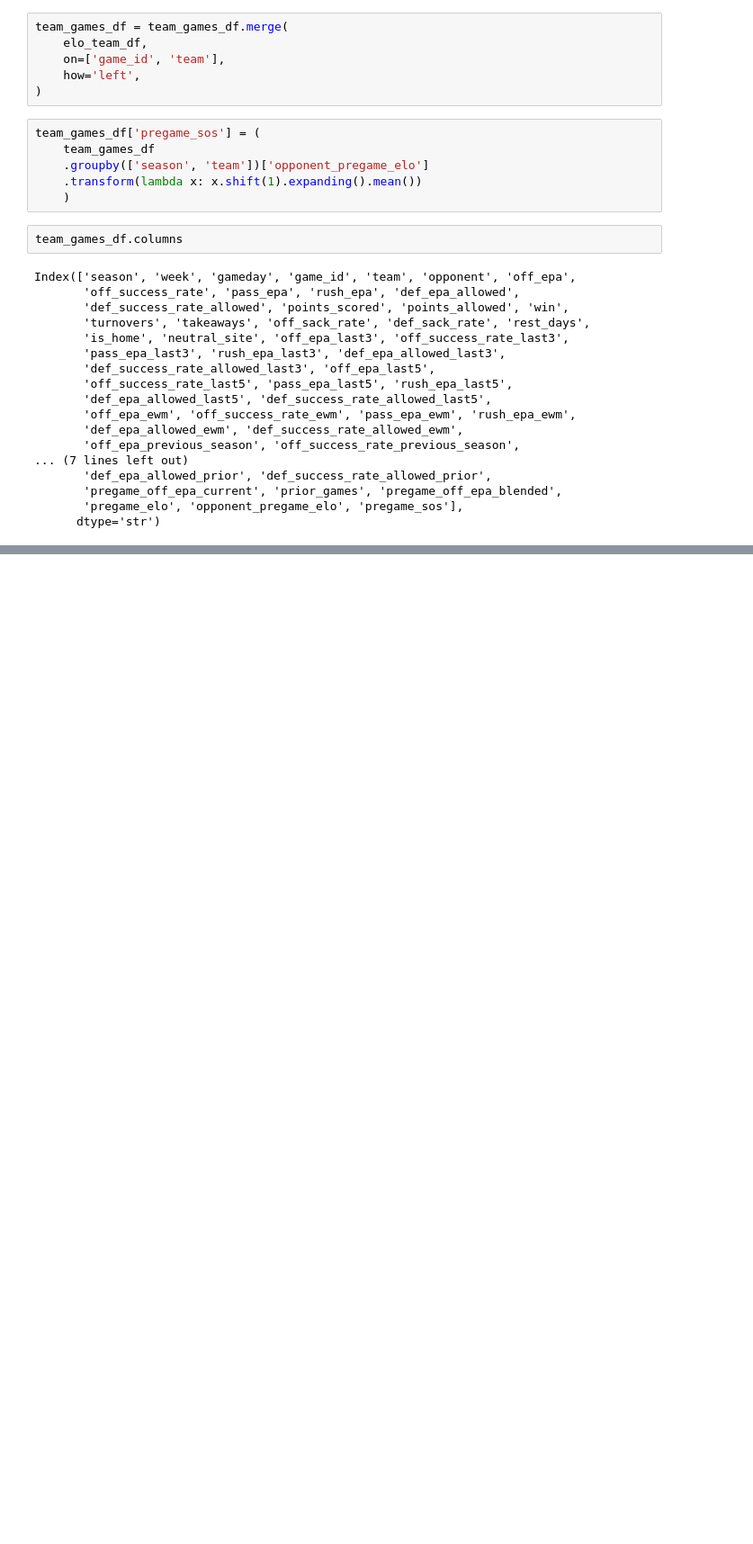
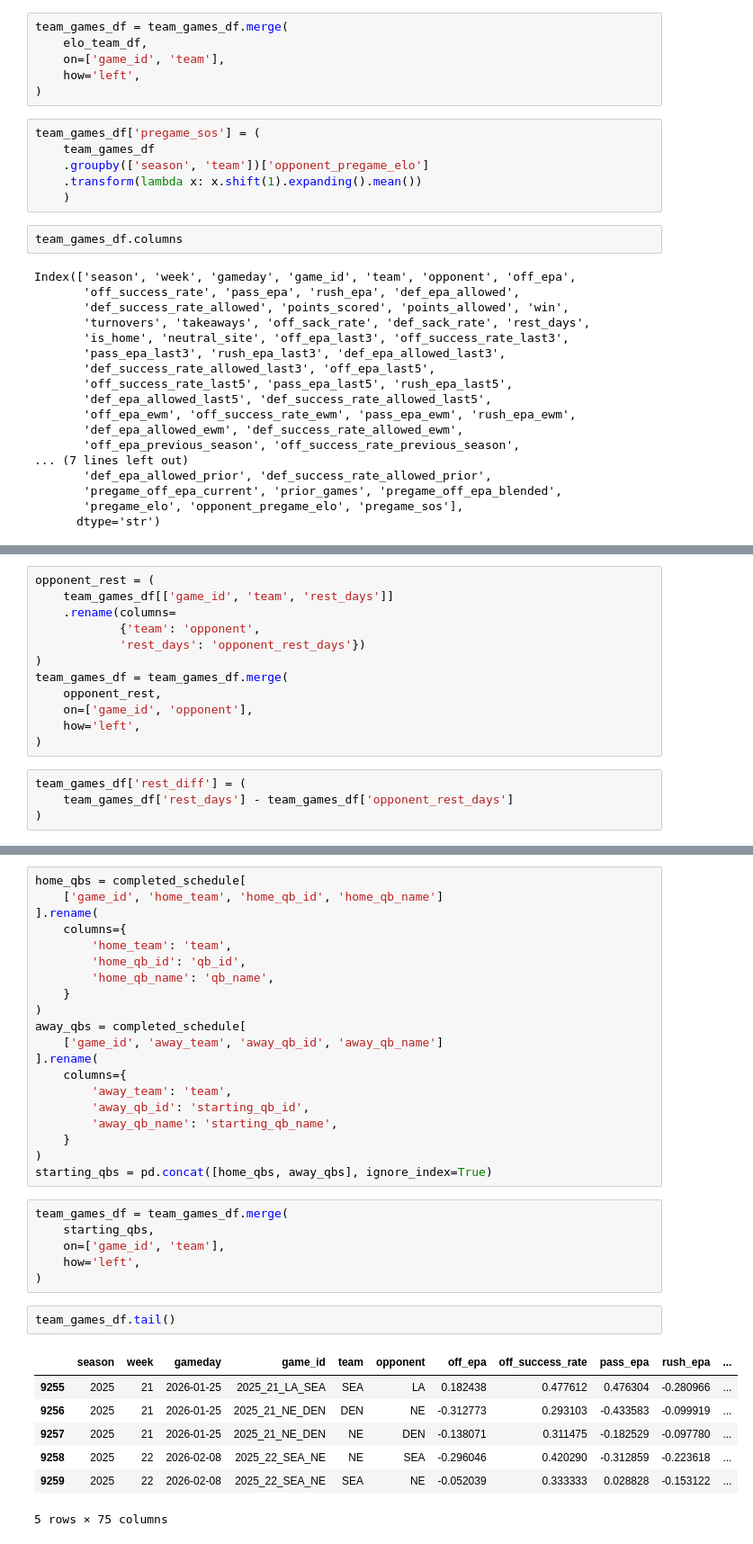
Before and after one commit to swcrockett/nfl-win-probability-model, a Jupyter notebook: notebooks/04_advanced_features.ipynb, the cells around one changed output, grey strips where cells are left out. Shown at 90% size. Cells and saved outputs as stored; diff of their text form; blank space fills up the shorter version.

Commit message:
finished rest features, beginning qb features

```diff
--- a/notebooks/04_advanced_features.ipynb
+++ b/notebooks/04_advanced_features.ipynb
@@ -535,0 +525,16 @@ KeyError: 'home_rest_days'
+# %%
+opponent_rest = (
+    team_games_df[['game_id', 'team', 'rest_days']]
+    .rename(columns=
+            {'team': 'opponent',
+            'rest_days': 'opponent_rest_days'})
+)
+team_games_df = team_games_df.merge(
+    opponent_rest,
+    on=['game_id', 'opponent'],
+    how='left',
+)
+# %%
+team_games_df['rest_diff'] = (
+    team_games_df['rest_days'] - team_games_df['opponent_rest_days']
+)
@@ -535,0 +562,36 @@ KeyError: 'home_rest_days'
+# %%
+home_qbs = completed_schedule[
+    ['game_id', 'home_team', 'home_qb_id', 'home_qb_name']
+].rename(
+    columns={
+        'home_team': 'team',
+        'home_qb_id': 'qb_id',
+        'home_qb_name': 'qb_name',
+    }
+)
+away_qbs = completed_schedule[
+    ['game_id', 'away_team', 'away_qb_id', 'away_qb_name']
+].rename(
+    columns={
+        'away_team': 'team',
+        'away_qb_id': 'starting_qb_id',
+        'away_qb_name': 'starting_qb_name',
+    }
+)
+starting_qbs = pd.concat([home_qbs, away_qbs], ignore_index=True)
+# %%
+team_games_df = team_games_df.merge(
+    starting_qbs,
+    on=['game_id', 'team'],
+    how='left',
+)
+# %%
+team_games_df.tail()
+# %% [output]
+|  | season | week | gameday | game_id | team | opponent | off_epa | off_success_rate | pass_epa | rush_epa | ... |
+| 9255 | 2025 | 21 | 2026-01-25 | 2025_21_LA_SEA | SEA | LA | 0.182438 | 0.477612 | 0.476304 | -0.280966 | ... |
+| 9256 | 2025 | 21 | 2026-01-25 | 2025_21_NE_DEN | DEN | NE | -0.312773 | 0.293103 | -0.433583 | -0.099919 | ... |
+| 9257 | 2025 | 21 | 2026-01-25 | 2025_21_NE_DEN | NE | DEN | -0.138071 | 0.311475 | -0.182529 | -0.097780 | ... |
+| 9258 | 2025 | 22 | 2026-02-08 | 2025_22_SEA_NE | NE | SEA | -0.296046 | 0.420290 | -0.312859 | -0.223618 | ... |
+| 9259 | 2025 | 22 | 2026-02-08 | 2025_22_SEA_NE | SEA | NE | -0.052039 | 0.333333 | 0.028828 | -0.153122 | ... |
+5 rows × 75 columns
```
Also changed, not shown: parts of 3 cells of this notebook.
